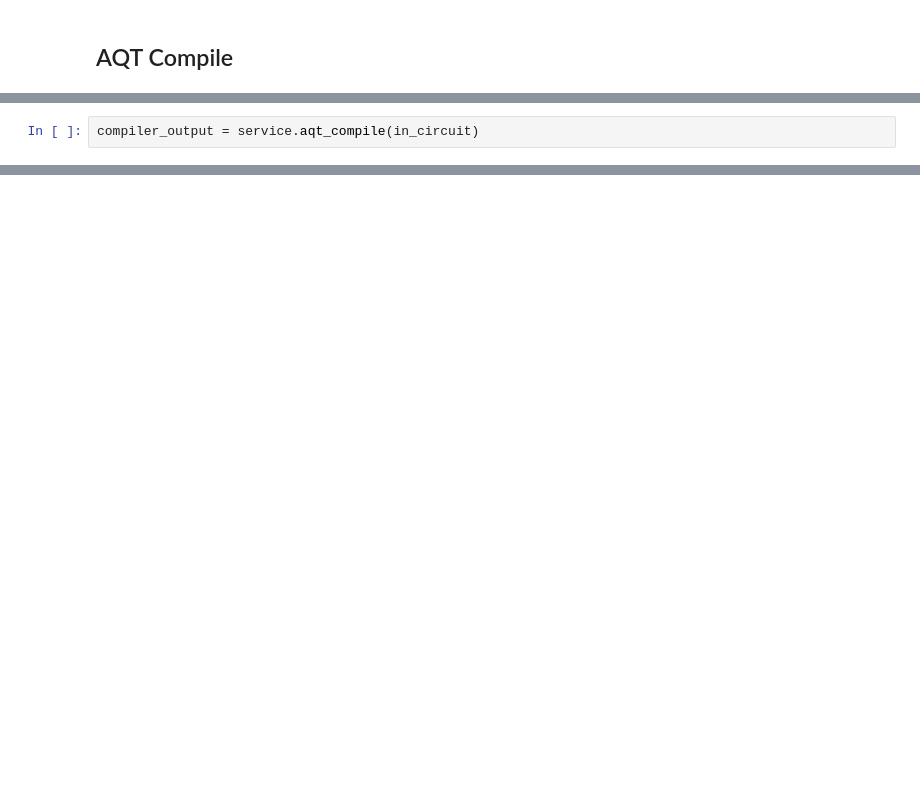
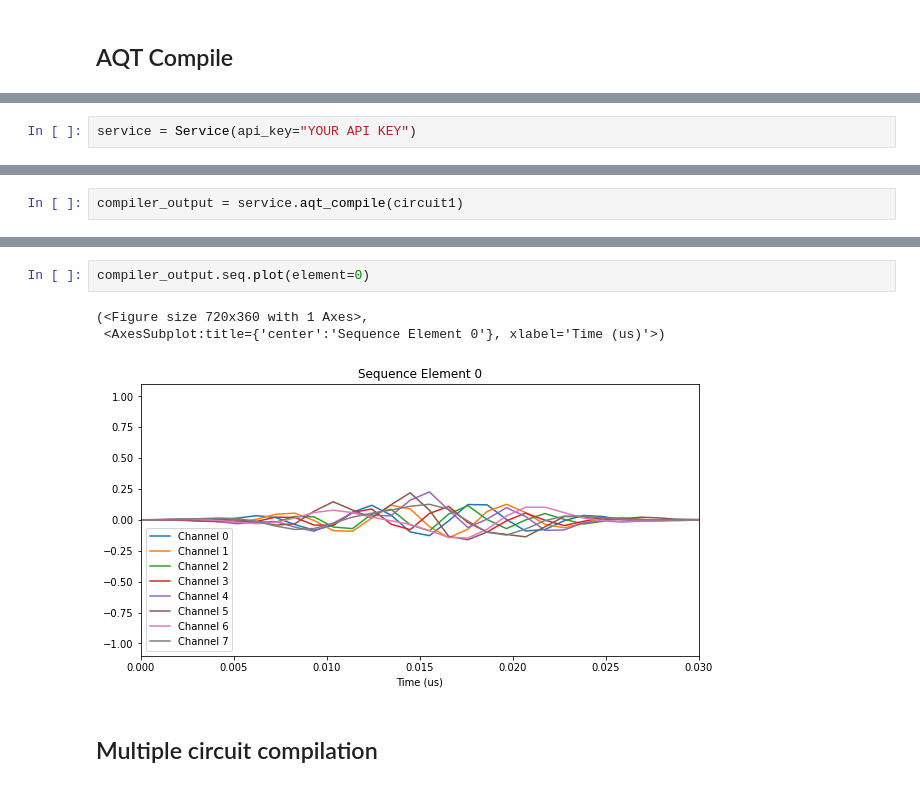
Before and after one commit to Infleqtion/client-superstaq, a Jupyter notebook: examples/aqt_compile.ipynb, the cells around one changed output, grey strips where cells are left out. Saved outputs shown, nothing was run; the diff lists cells and outputs as text; blank space fills up the shorter version.

```diff
--- a/examples/aqt_compile.ipynb
+++ b/examples/aqt_compile.ipynb
@@ -6,0 +6,2 @@ import qtrl
+# %%
+service = Service(api_key="YOUR API KEY")
@@ -30,2 +29,2 @@ print(res)
 # %%
-compiler_output = service.aqt_compile(in_circuit)
+compiler_output = service.aqt_compile(circuit1)
@@ -31,0 +41,8 @@ compiler_output = service.aqt_compile(in_circuit)
+# %%
+compiler_output.seq.plot(element=0)
+# %% [output]
+(<Figure size 720x360 with 1 Axes>,
+ <AxesSubplot:title={'center':'Sequence Element 0'}, xlabel='Time (us)'>)
+[figure, added]
+# %% [markdown]
+## Multiple circuit compilation
```
Also changed, not shown: parts of 13 cells of this notebook.
